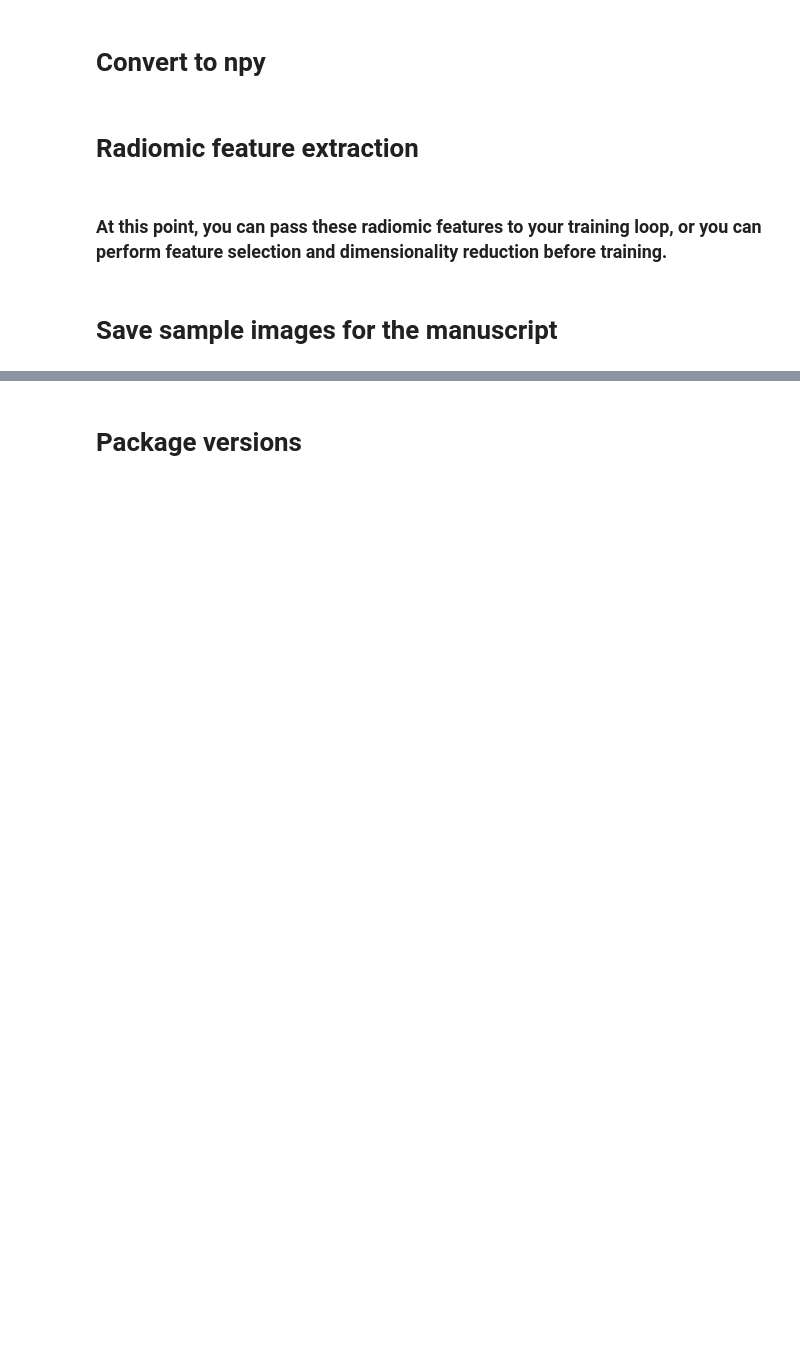
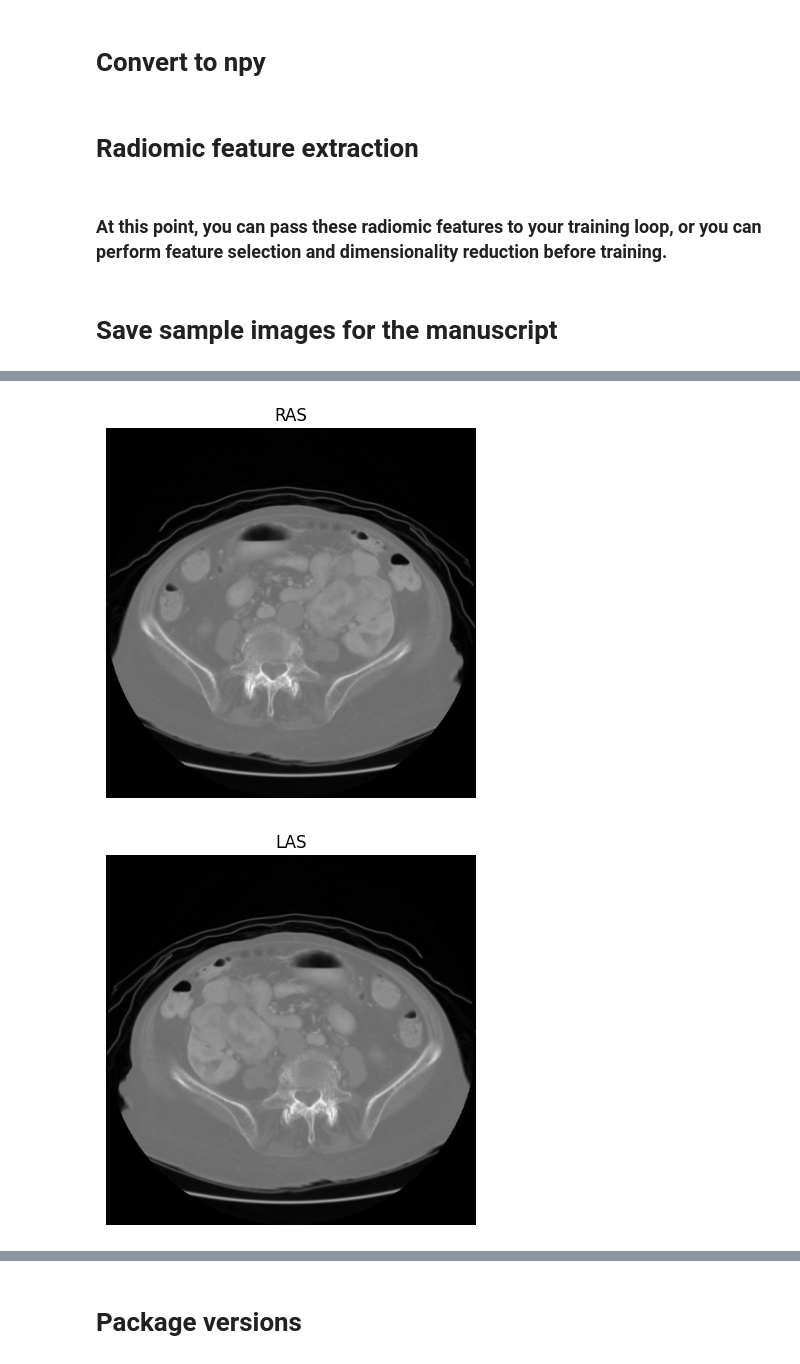
Before and after one commit to pachterlab/tcia-radiology-processing, a Jupyter notebook: notebooks/tcga_ct_processing_protocol.ipynb, the cells around one changed output, grey strips where cells are left out. Drawn from its saved outputs; the diff is of its cells as text; code cells hidden in the pictures; blank space fills up the shorter version.

Commit message:
added all orientation viewer

```diff
--- a/notebooks/tcga_ct_processing_protocol.ipynb
+++ b/notebooks/tcga_ct_processing_protocol.ipynb
@@ -899,0 +914,8 @@ utils.view_nifti(os.path.join(data_dir_series, f"{image_base_name}_oriented_clip
+# %%
+all_imgs = utils.generate_all_orientations(os.path.join(data_dir_series, f"{image_base_name}_oriented.nii.gz"))
+
+for name, nii_img in all_imgs.items():
+    utils.view_nifti(nii_img, z=z, title=name, show_colorbar=False, out_path=os.path.join(out_dir, "orientation_combos", f"{image_base_name}_{name}.png"))
+# %% [output]
+[figure, added]
+[figure, added]
```
Also changed, not shown: parts of 2 cells of this notebook, 2 other files.
